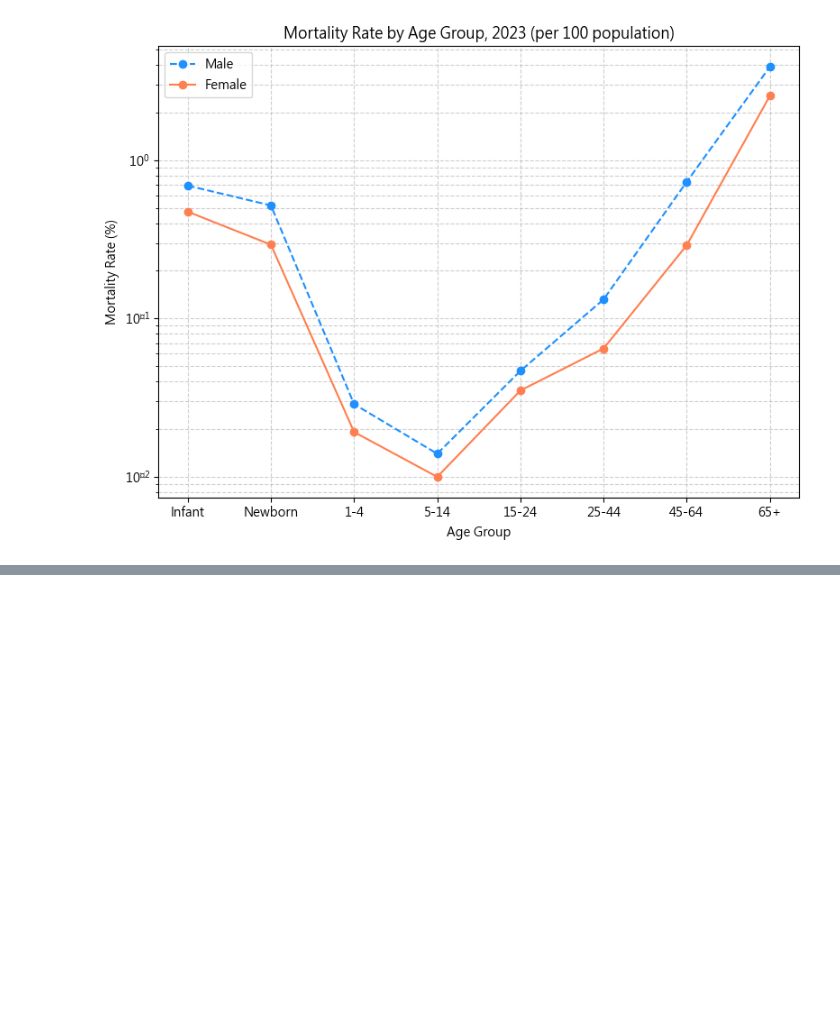
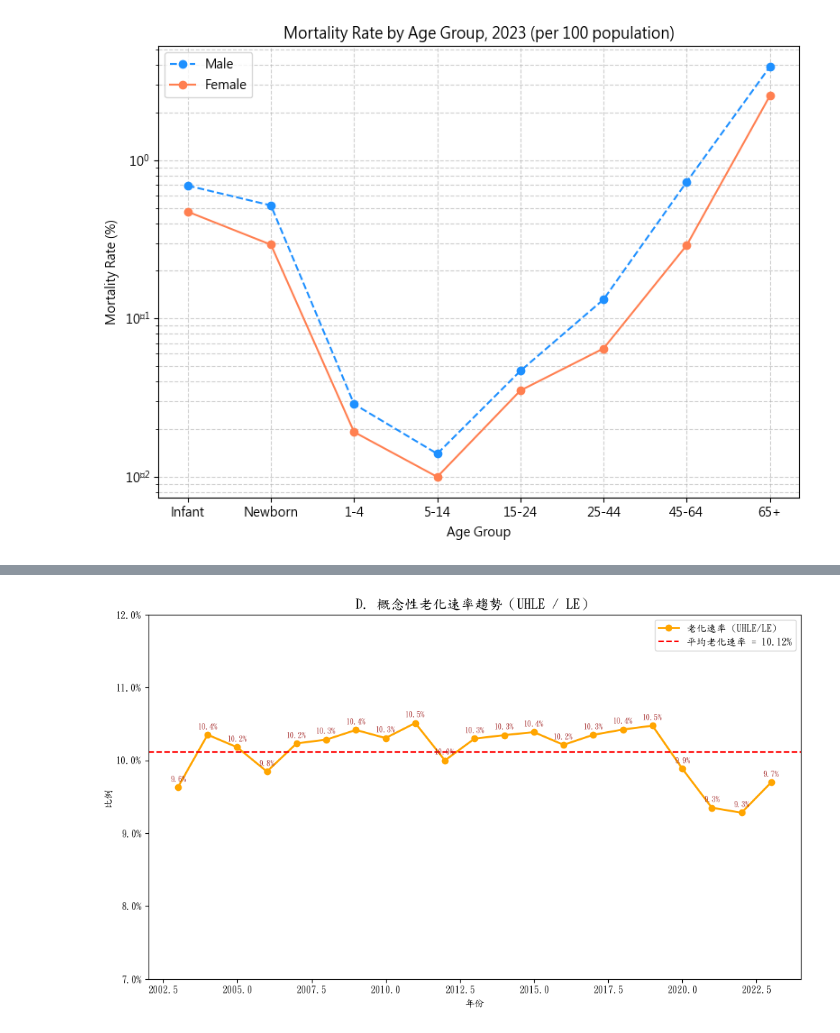
Before and after one commit to m0905404/ScanBook_Split_Merge, a Jupyter notebook: test-1.ipynb, the cells around one changed output, grey strips where cells are left out. Cells and saved outputs as stored; diff of their text form; code cells hidden in the pictures; blank space fills up the shorter version.

```diff
--- a/test-1.ipynb
+++ b/test-1.ipynb
@@ -191,0 +344,71 @@ Font 'default' does not have a glyph for '\u2212' [U+2212], substituting with a
+# %%
+import pandas as pd
+import matplotlib.pyplot as plt
+from matplotlib.ticker import PercentFormatter
+
+# 🔹 中文字型設定
+plt.rcParams['font.sans-serif'] = ['Microsoft JhengHei']  # 微軟正黑體
+plt.rcParams['axes.unicode_minus'] = False
+
+# =============================
+# 壽命資料（2003–2024）
+# =============================
+life_data = {
+    "year": [
+        2003, 2004, 2005, 2006, 2007, 2008, 2009, 2010,
+        2011, 2012, 2013, 2014, 2015, 2016, 2017, 2018,
+        2019, 2020, 2021, 2022, 2023, 2024
+    ],
+    "life_expectancy": [
+        77.35, 77.48, 77.42, 77.90, 78.38, 78.57, 79.01, 79.18,
+        79.15, 79.51, 80.02, 79.84, 80.20, 80.00, 80.39, 80.69,
+        80.86, 81.32, 80.86, 79.84, 80.23, 80.77
+    ],
+    "healthy_life": [
+        69.90, 69.46, 69.54, 70.23, 70.36, 70.49, 70.78, 71.02,
+        70.83, 71.56, 71.78, 71.58, 71.87, 71.83, 72.07, 72.28,
+        72.39, 73.28, 73.30, 72.43, 72.45, None
+    ],
+    "不健康壽命UHLE": [
+        7.45, 8.02, 7.88, 7.67, 8.02, 8.08, 8.23, 8.16,
+        8.32, 7.95, 8.24, 8.26, 8.33, 8.17, 8.32, 8.41,
+        8.47, 8.04, 7.56, 7.41, 7.78, None
+    ]
+}
+
+# --- DataFrame 與老化速率 ---
+df = pd.DataFrame(life_data)
+df["aging_rate"] = df["不健康壽命UHLE"] / df["life_expectancy"]  # UHLE / LE
+mean_rate = df["aging_rate"].mean(skipna=True)
+
+# =============================
+# 畫圖：D. 概念性老化速率（折線圖）
+# =============================
+fig, ax = plt.subplots(figsize=(10, 6))
+
+# 折線與點
+ax.plot(df["year"], df["aging_rate"], color='orange', marker='o', linewidth=2, label="老化速率 (UHLE/LE)")
+
+# 平均虛線
+ax.axhline(mean_rate, color='red', linestyle='--', linewidth=1.5,
+           label=f"平均老化速率 = {mean_rate*100:.2f}%")
+
+# 百分比標註
+for _, row in df.iterrows():
+    if pd.notna(row["aging_rate"]):
+        ax.text(row["year"], row["aging_rate"] + 0.0008,
+                f"{row['aging_rate']*100:.1f}%", ha='center', fontsize=8, color='brown')
+
+# 座標軸設定
+ax.set_title("D. 概念性老化速率趨勢（UHLE / LE）", fontsize=14, fontweight='bold')
+ax.set_xlabel("年份")
+ax.set_ylabel("比例")
+ax.yaxis.set_major_formatter(PercentFormatter(1.0))  # 以百分比顯示
+ax.set_ylim(0.07, 0.12)  # 可視需要調整
+ax.legend()
+ax.grid(False)  # ✅ 不顯示 grid
+
+plt.tight_layout()
+plt.show()
+# %% [output]
+[figure, added]
```
Also changed, not shown: parts of 9 cells of this notebook, 14 other files.
